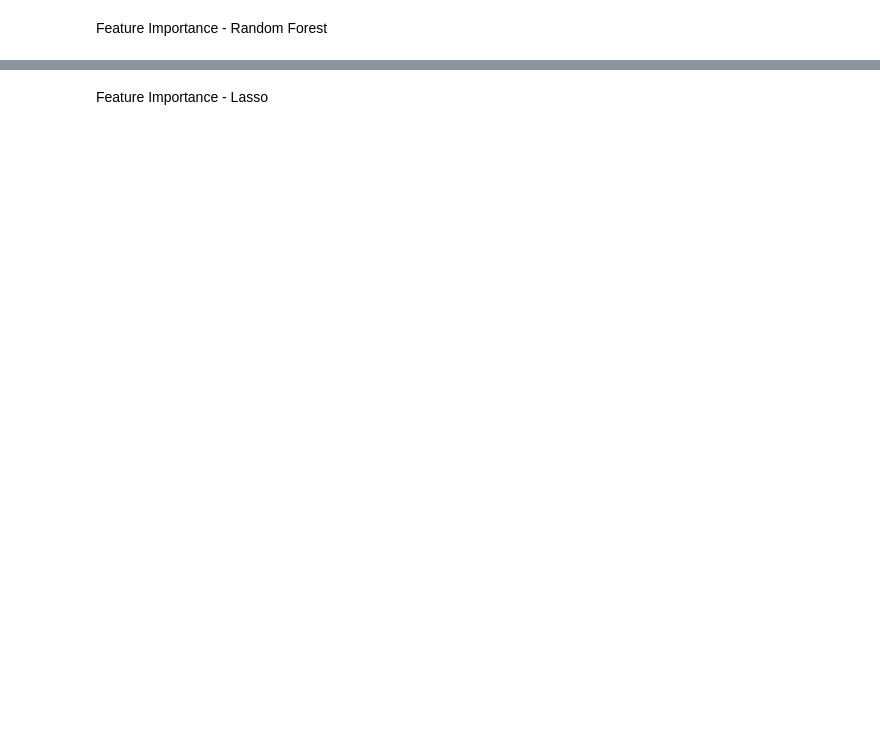
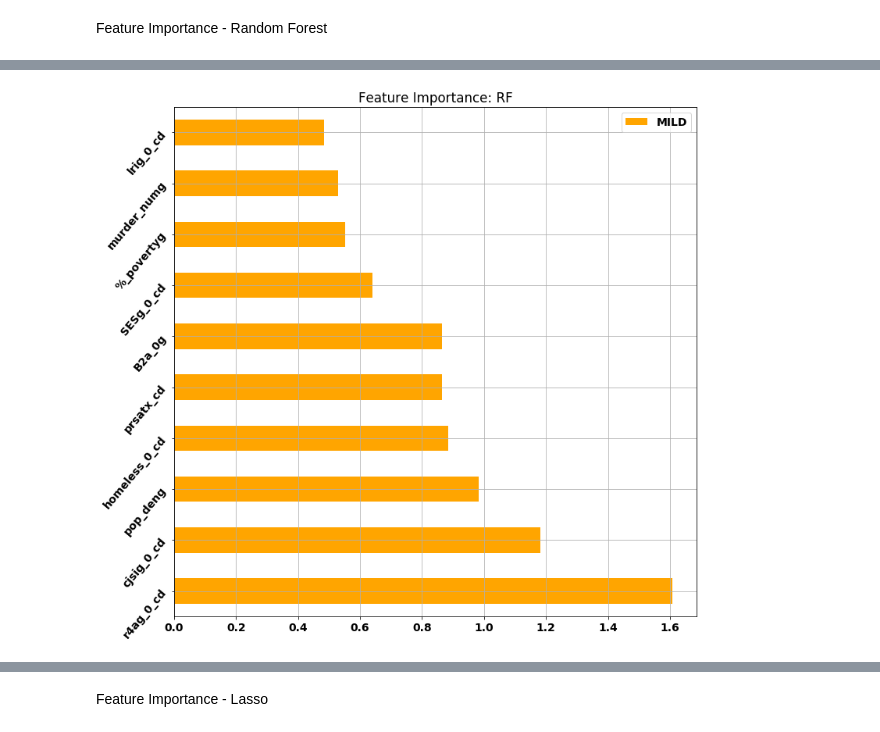
Before and after one commit to prathikr/Substance-Abuse-CAIS, a Jupyter notebook: scripts/survival_analysis.ipynb, the cells around one changed output, grey strips where cells are left out. Saved outputs shown, nothing was run; the diff lists cells and outputs as text; code cells hidden in the pictures; blank space fills up the shorter version.

```diff
--- a/scripts/survival_analysis.ipynb
+++ b/scripts/survival_analysis.ipynb
@@ -361,15 +512,17 @@ fig.savefig('../graphs/feature_importance_sub.png', bbox_inches='tight')
 # %%
 # feature importance for rf across all ages
-feature_importance_mild = pd.DataFrame({'MILD': top10_feature_importance_rf['MILD'].tolist()},
-                  index=top10_feature_importance_rf['Feature'].tolist())
+feature_importance_mild = pd.DataFrame({'MILD': feature_importance_rf['MILD'].tolist()},
+                  index=feature_importance_rf['Feature'].tolist())
 feature_importance_mild = feature_importance_mild[feature_importance_mild.MILD != 0]
 # John asked to sort this graph by MILD
 feature_importance_mild.sort_values(by=['MILD'], ascending=False, inplace=True)
 ax = feature_importance_mild.plot.barh(rot=50, figsize=(12, 12), color='orange')
 ax.grid()
 ax.set_title('Feature Importance: RF')
 fig = ax.get_figure()
 
 fig.savefig('../graphs/feature_importance_mild.png', bbox_inches='tight')
+# %% [output]
+[figure, added]
 # %%
 # feature importance for rf across all ages
```
Also changed, not shown: parts of 34 cells of this notebook, 18 other files.
